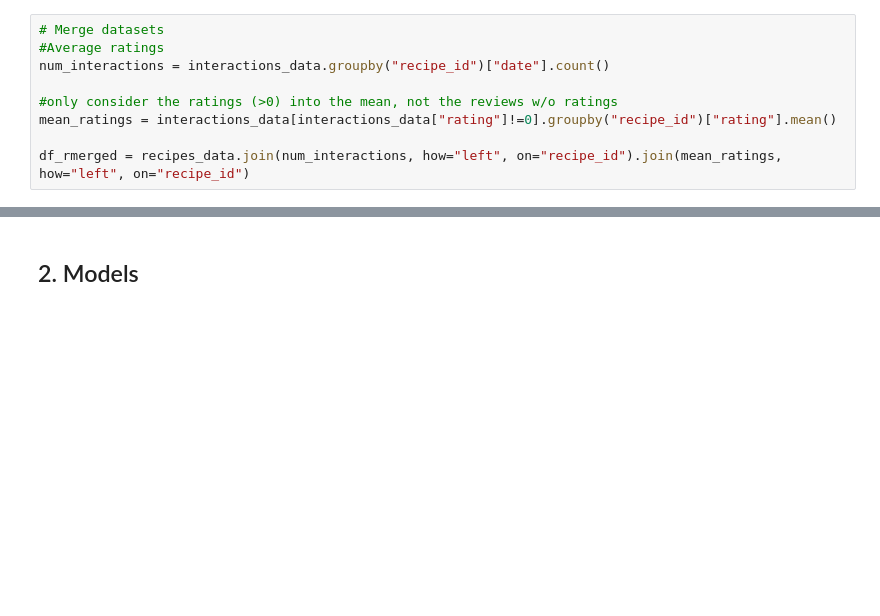
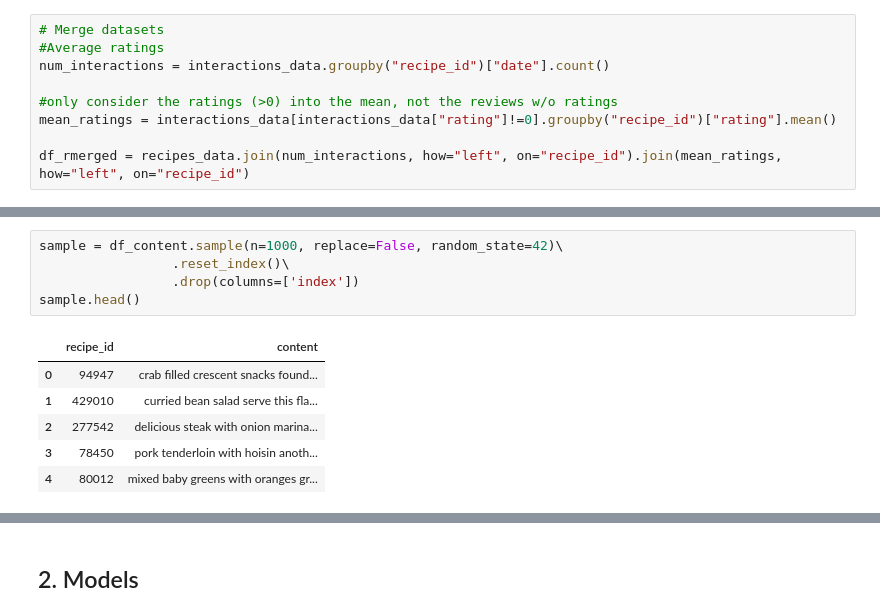
Before and after one commit to CaroHolt/WebMiningRecipeProject, a Jupyter notebook: code/Content Mining Overall.ipynb, the cells around one changed output, grey strips where cells are left out. Cells and saved outputs as stored; diff of their text form; blank space fills up the shorter version.

```diff
--- a/code/Content Mining Overall.ipynb
+++ b/code/Content Mining Overall.ipynb
@@ -84,0 +235,12 @@ df_rmerged = recipes_data.join(num_interactions, how="left", on="recipe_id").joi
+# %%
+sample = df_content.sample(n=1000, replace=False, random_state=42)\
+                 .reset_index()\
+                 .drop(columns=['index'])
+sample.head()
+# %% [output]
+|  | recipe_id | content |
+| 0 | 94947 | crab filled crescent snacks found... |
+| 1 | 429010 | curried bean salad serve this fla... |
+| 2 | 277542 | delicious steak with onion marina... |
+| 3 | 78450 | pork tenderloin with hoisin anoth... |
+| 4 | 80012 | mixed baby greens with oranges gr... |
```
Also changed, not shown: parts of 21 cells of this notebook.
